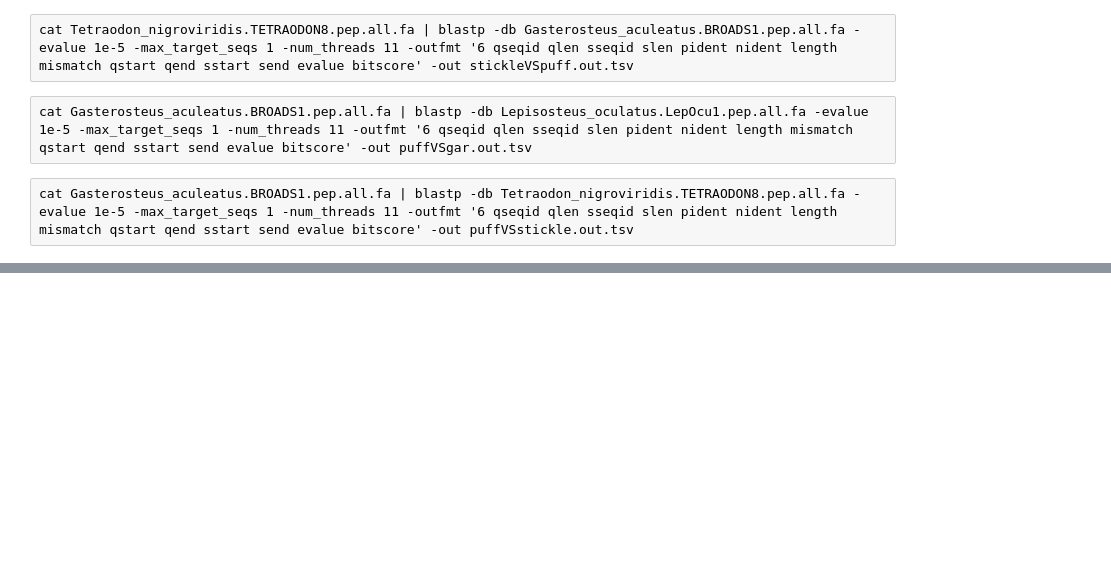
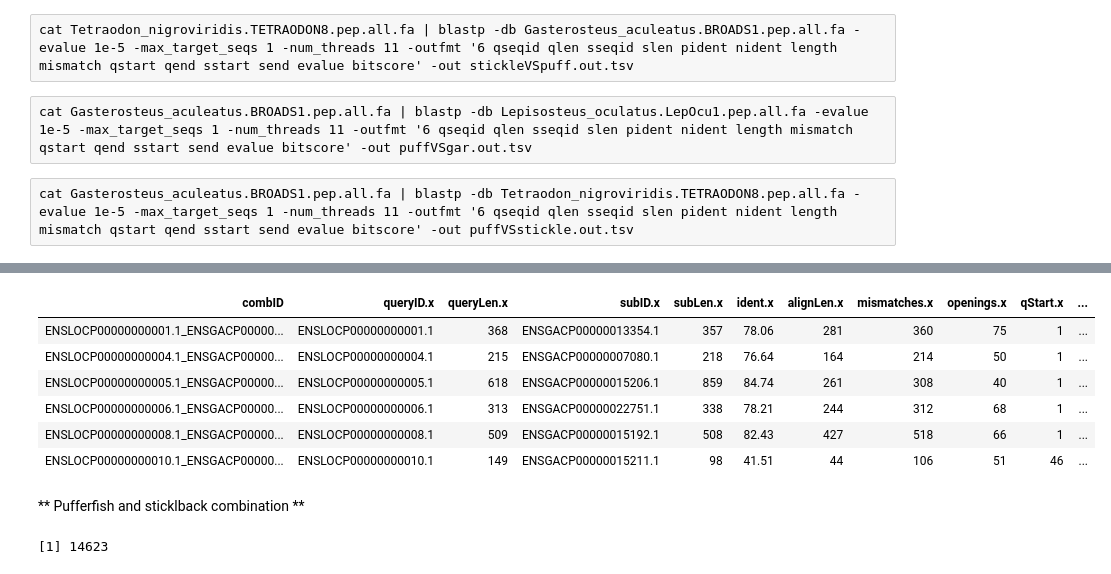
Before and after one commit to kohlkopf/TopicsInGenomicAnalysis, a Jupyter notebook: assignment3/assignment3.ipynb, the cells around one changed output, grey strips where cells are left out. Cells and saved outputs as stored; diff of their text form; code cells hidden in the pictures; blank space fills up the shorter version.

```diff
--- a/assignment3/assignment3.ipynb
+++ b/assignment3/assignment3.ipynb
@@ -25,0 +100,12 @@ cat Gasterosteus_aculeatus.BROADS1.pep.all.fa | blastp -db Tetraodon_nigroviridi
+# %%
+head(garVSstickle_RBH)
+# %% [output]
+| combID | queryID.x | queryLen.x | subID.x | subLen.x | ident.x | alignLen.x | mismatches.x | openings.x | qStart.x | ... |
+| ENSLOCP00000000001.1_ENSGACP00000... | ENSLOCP00000000001.1 | 368 | ENSGACP00000013354.1 | 357 | 78.06 | 281 | 360 | 75 | 1 | ... |
+| ENSLOCP00000000004.1_ENSGACP00000... | ENSLOCP00000000004.1 | 215 | ENSGACP00000007080.1 | 218 | 76.64 | 164 | 214 | 50 | 1 | ... |
+| ENSLOCP00000000005.1_ENSGACP00000... | ENSLOCP00000000005.1 | 618 | ENSGACP00000015206.1 | 859 | 84.74 | 261 | 308 | 40 | 1 | ... |
+| ENSLOCP00000000006.1_ENSGACP00000... | ENSLOCP00000000006.1 | 313 | ENSGACP00000022751.1 | 338 | 78.21 | 244 | 312 | 68 | 1 | ... |
+| ENSLOCP00000000008.1_ENSGACP00000... | ENSLOCP00000000008.1 | 509 | ENSGACP00000015192.1 | 508 | 82.43 | 427 | 518 | 66 | 1 | ... |
+| ENSLOCP00000000010.1_ENSGACP00000... | ENSLOCP00000000010.1 | 149 | ENSGACP00000015211.1 | 98 | 41.51 | 44 | 106 | 51 | 46 | ... |
+# %% [markdown]
+** Pufferfish and sticklback combination **
@@ -25,0 +114,4 @@ cat Gasterosteus_aculeatus.BROADS1.pep.all.fa | blastp -db Tetraodon_nigroviridi
+# %%
+nrow(puffVSstickle_RBH)
+# %% [output]
+[1] 14623
```
Also changed, not shown: parts of 33 cells of this notebook, 13 other files.
